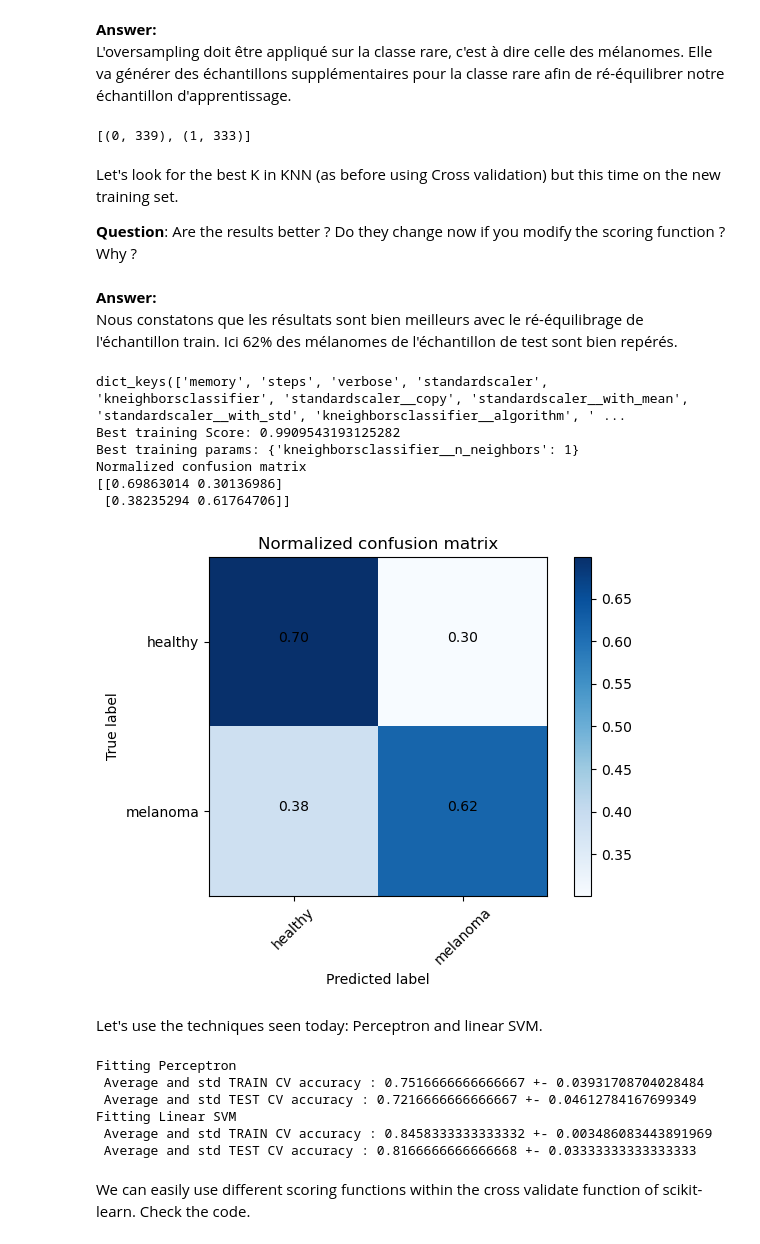
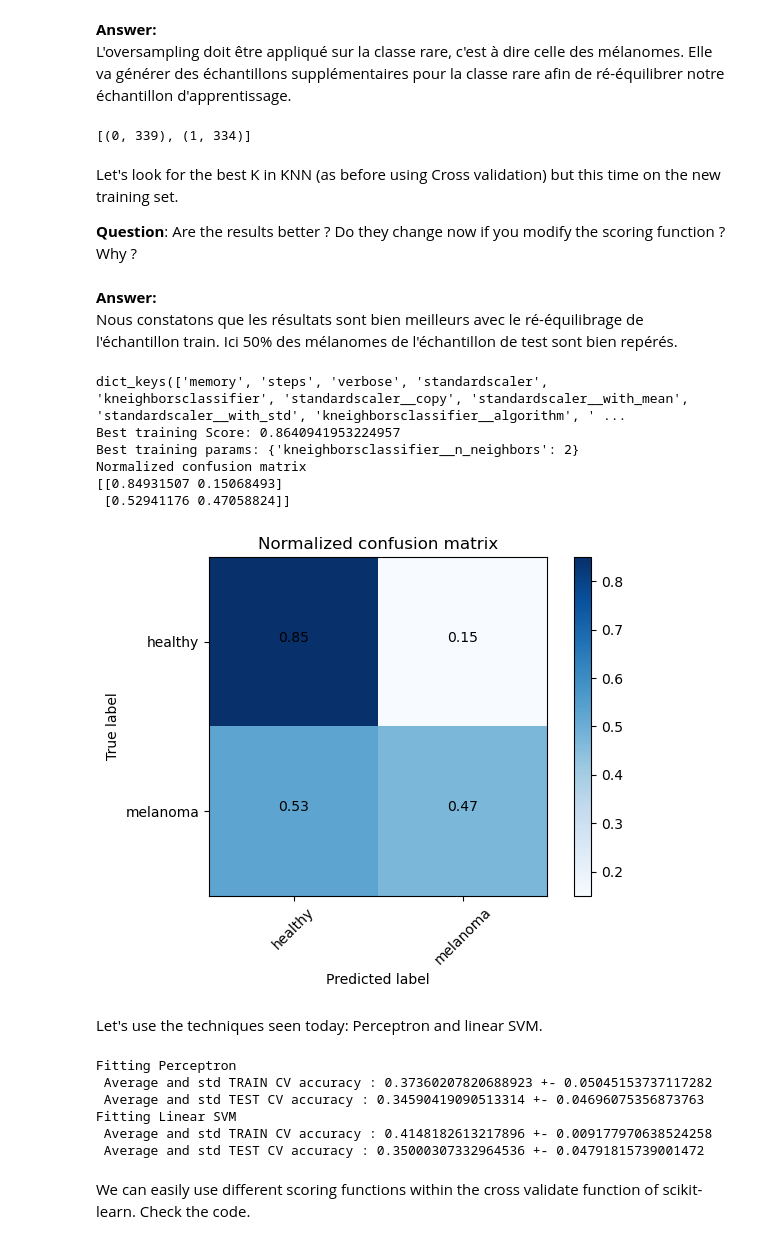
Before and after one commit to bcompere/cesds_module5_apprentissage-supervise_2, a Jupyter notebook: TP_SVM/TP_SVM_BRIAN_COMPERE.ipynb, the cells around one changed output. Saved outputs shown, nothing was run; the diff lists cells and outputs as text; code cells hidden in the pictures.

```diff
--- a/TP_SVM/TP_SVM_BRIAN_COMPERE.ipynb
+++ b/TP_SVM/TP_SVM_BRIAN_COMPERE.ipynb
@@ -419,7 +424,7 @@ neigh = make_pipeline(StandardScaler(), KNeighborsClassifier())
 # when using the pipeline, you can print the parameters of the estimator using print(neigh.get_params().keys())`
 print(neigh.get_params().keys())
 p_grid_KNN = {'kneighborsclassifier__n_neighbors': [1,2,3,4,5,6,7,8,9,10]}
-grid_KNN = GridSearchCV(estimator=neigh, param_grid=p_grid_KNN, scoring="recall", cv=5)
+grid_KNN = GridSearchCV(estimator=neigh, param_grid=p_grid_KNN, scoring="f1", cv=5)
 grid_KNN.fit(X_train, y_train)
 print("Best training Score: {}".format(grid_KNN.best_score_))
 print("Best training params: {}".format(grid_KNN.best_params_))
@@ -456,48 +462,48 @@ ros = ADASYN(random_state=0)
 X_resampled, y_resampled = ros.fit_resample(X_train, y_train)
 print(sorted(Counter(y_resampled).items()))
 # %% [output]
-[(0, 339), (1, 333)]
+[(0, 339), (1, 334)]
 # %% [markdown]
 Let's look for the best K in KNN (as before using Cross validation) but this time on the new training set.
 
 **Question**: Are the results better ? Do they change now if you modify the scoring function ? Why ?
 # %% [markdown]
 **Answer:**
-Nous constatons que les résultats sont bien meilleurs avec le ré-équilibrage de l'échantillon train. Ici 62% des mélanomes de l'échantillon de test sont bien repérés.
+Nous constatons que les résultats sont bien meilleurs avec le ré-équilibrage de l'échantillon train. Ici 50% des mélanomes de l'échantillon de test sont bien repérés.
 # %%
 # Looking for the best hyperparameters
 neigh = make_pipeline(StandardScaler(), KNeighborsClassifier())
 # when using the pipeline, you can print the parameters of the estimator using print(neigh.get_params().keys())`
 print(neigh.get_params().keys())
 p_grid_KNN = {'kneighborsclassifier__n_neighbors': [1,2,3,4,5,6,7,8,9,10]}
-grid_KNN = GridSearchCV(estimator=neigh, param_grid=p_grid_KNN, scoring="recall", cv=5)
+grid_KNN = GridSearchCV(estimator=neigh, param_grid=p_grid_KNN, scoring="f1", cv=5)
 grid_KNN.fit(X_resampled, y_resampled)
 print("Best training Score: {}".format(grid_KNN.best_score_))
 print("Best training params: {}".format(grid_KNN.best_params_))
 y_pred = grid_KNN.predict(X_test)
 # Compute confusion matrix
 cnf_matrix = confusion_matrix(y_test, y_pred)
 
 # Plot normalized confusion matrix
 plt.figure()
 plot_confusion_matrix(cnf_matrix, classes=class_names, normalize=True,
                       title='Normalized confusion matrix')
 plt.show()
 # %% [output]
 dict_keys(['memory', 'steps', 'verbose', 'standardscaler', 'kneighborsclassifier', 'standardscaler__copy', 'standardscaler__with_mean', 'standardscaler__with_std', 'kneighborsclassifier__algorithm', ' ...
-Best training Score: 0.9909543193125282
-Best training params: {'kneighborsclassifier__n_neighbors': 1}
+Best training Score: 0.8640941953224957
+Best training params: {'kneighborsclassifier__n_neighbors': 2}
 Normalized confusion matrix
-[[0.69863014 0.30136986]
- [0.38235294 0.61764706]]
+[[0.84931507 0.15068493]
+ [0.52941176 0.47058824]]
-[figure, old version]
+[figure, new version]
 # %% [markdown]
 Let's use the techniques seen today: Perceptron and linear SVM.
 # %%
 # Fitting Perceptron
 print("Fitting Perceptron")
 Perc = make_pipeline(StandardScaler(), Perceptron())
-Perc_cv = cross_validate(Perc,Xp, yp,cv=5,scoring='accuracy',return_train_score=True)
+Perc_cv = cross_validate(Perc,Xp, yp,cv=5,scoring='f1',return_train_score=True)
 print(" Average and std TRAIN CV accuracy : {0} +- {1}".format(Perc_cv['train_score'].mean(), Perc_cv['train_score'].std() ))
 print(" Average and std TEST CV accuracy : {0} +- {1}".format(Perc_cv['test_score'].mean(), Perc_cv['test_score'].std() ))
 
@@ -505,16 +511,16 @@ print(" Average and std TEST CV accuracy : {0} +- {1}".format(Perc_cv['test_scor
 # Fitting linear SVM on original data
 print("Fitting Linear SVM")
 Lsvm = make_pipeline(StandardScaler(), LinearSVC())
-Lsvm_cv = cross_validate(Lsvm,Xp, yp,cv=5,scoring='accuracy',return_train_score=True)
+Lsvm_cv = cross_validate(Lsvm,Xp, yp,cv=5,scoring='f1',return_train_score=True)
 print(" Average and std TRAIN CV accuracy : {0} +- {1}".format(Lsvm_cv['train_score'].mean(), Lsvm_cv['train_score'].std() ))
 print(" Average and std TEST CV accuracy : {0} +- {1}".format(Lsvm_cv['test_score'].mean(), Lsvm_cv['test_score'].std() ))
 # %% [output]
 Fitting Perceptron
- Average and std TRAIN CV accuracy : 0.7516666666666667 +- 0.03931708704028484
- Average and std TEST CV accuracy : 0.7216666666666667 +- 0.04612784167699349
+ Average and std TRAIN CV accuracy : 0.37360207820688923 +- 0.05045153737117282
+ Average and std TEST CV accuracy : 0.34590419090513314 +- 0.04696075356873763
 Fitting Linear SVM
- Average and std TRAIN CV accuracy : 0.8458333333333332 +- 0.003486083443891969
- Average and std TEST CV accuracy : 0.8166666666666668 +- 0.03333333333333333
+ Average and std TRAIN CV accuracy : 0.4148182613217896 +- 0.009177970638524258
+ Average and std TEST CV accuracy : 0.35000307332964536 +- 0.04791815739001472
 # %% [markdown]
 We can easily use different scoring functions within the cross validate function of scikit-learn. Check the code.
 # %%
```
Also changed, not shown: parts of 17 cells of this notebook, 1 other file.
